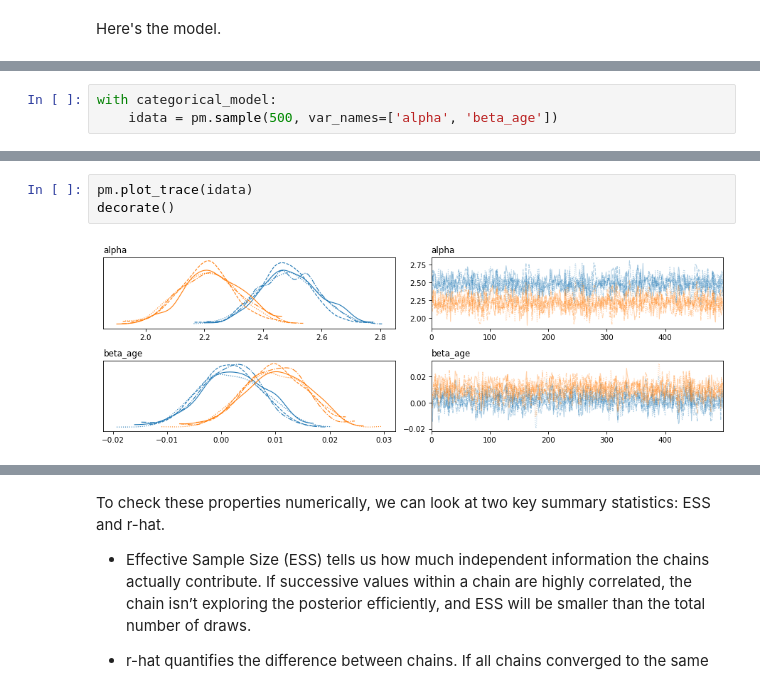
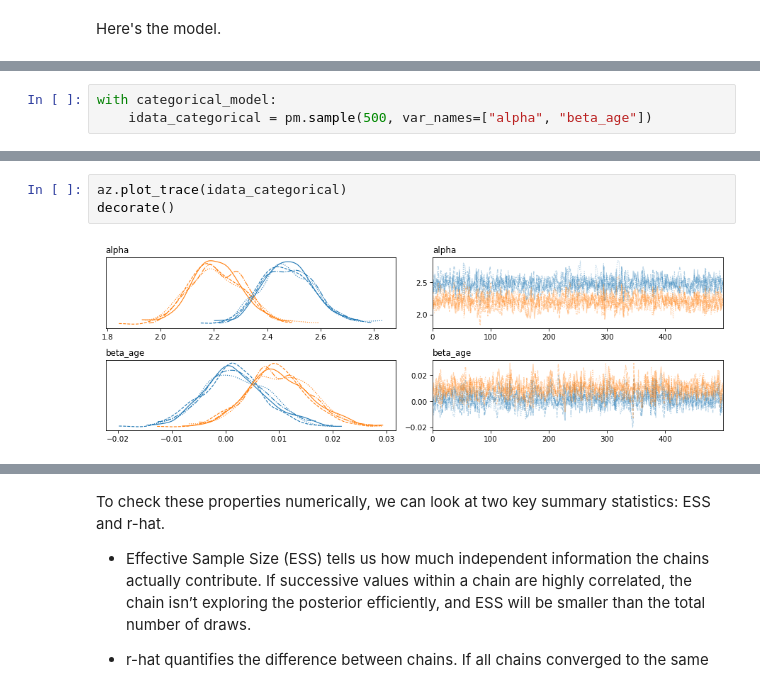
Before and after one commit to AllenDowney/SurveyDataPyMC, a Jupyter notebook: notebooks/02_categorical_regression.ipynb, the cells around one changed output, grey strips where cells are left out. Cells and saved outputs as stored; diff of their text form.

```diff
--- a/notebooks/02_categorical_regression.ipynb
+++ b/notebooks/02_categorical_regression.ipynb
@@ -192,7 +219,7 @@ pm.model_to_graphviz(categorical_model)
 [drawing not drawn]
 # %%
 with categorical_model:
-    idata = pm.sample(500, var_names=['alpha', 'beta_age'])
+    idata_categorical = pm.sample(500, var_names=["alpha", "beta_age"])
 # %% [output]
 [interactive output not drawn]
 [interactive output not drawn]
@@ -211,5 +236,5 @@ decorate()
 # %%
-pm.plot_trace(idata)
+az.plot_trace(idata_categorical)
 decorate()
 # %% [output]
-[figure, old version]
+[figure, new version]
```
Also changed, not shown: parts of 34 cells of this notebook.
